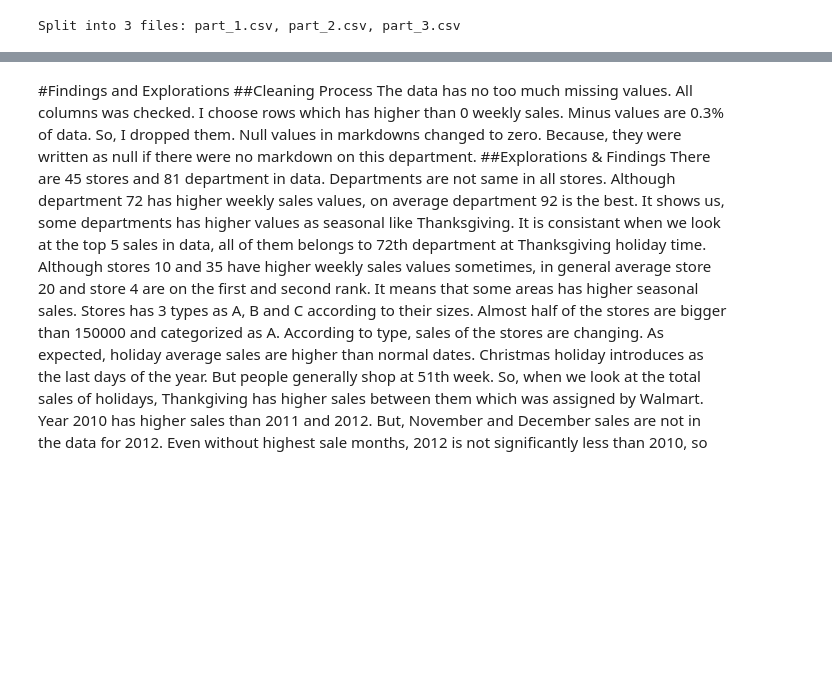
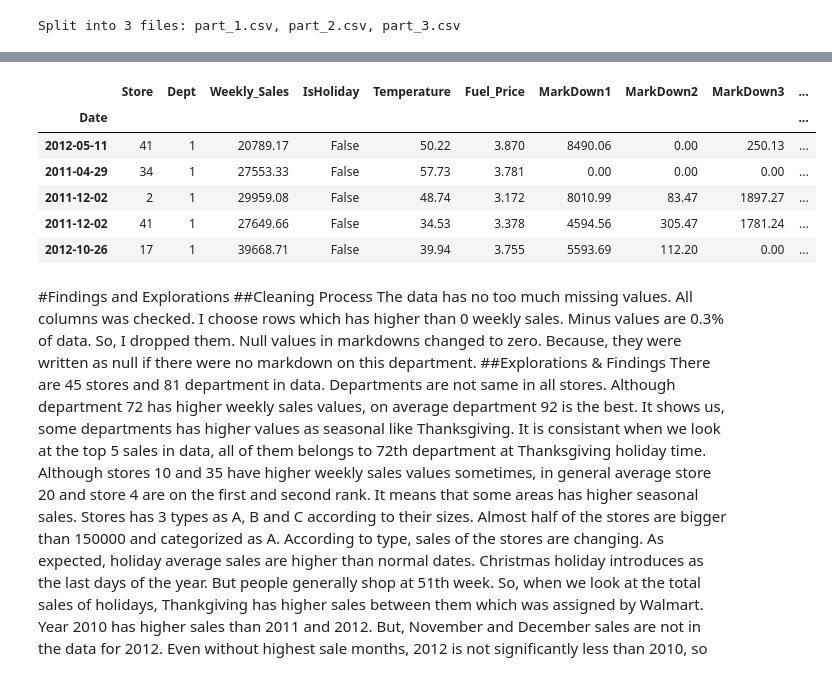
Before and after one commit to ekvirika/WalmartRecruiting, a Jupyter notebook: notebooks/data_exploration.ipynb, the cells around one changed output, grey strips where cells are left out. Drawn from its saved outputs; the diff is of its cells as text; code cells hidden in the pictures; blank space fills up the shorter version.

```diff
--- a/notebooks/data_exploration.ipynb
+++ b/notebooks/data_exploration.ipynb
@@ -1507,3 +1608,15 @@ files.download('part_3.csv')
+# %%
+pd.options.display.max_columns=100 # to see columns
+# %%
+df.head() # to see my data
+# %% [output]
+|  | Store | Dept | Weekly_Sales | IsHoliday | Temperature | Fuel_Price | MarkDown1 | MarkDown2 | MarkDown3 | ... |
+| Date |  |  |  |  |  |  |  |  |  | ... |
+| 2012-05-11 | 41 | 1 | 20789.17 | False | 50.22 | 3.870 | 8490.06 | 0.00 | 250.13 | ... |
+| 2011-04-29 | 34 | 1 | 27553.33 | False | 57.73 | 3.781 | 0.00 | 0.00 | 0.00 | ... |
+| 2011-12-02 | 2 | 1 | 29959.08 | False | 48.74 | 3.172 | 8010.99 | 83.47 | 1897.27 | ... |
+| 2011-12-02 | 41 | 1 | 27649.66 | False | 34.53 | 3.378 | 4594.56 | 305.47 | 1781.24 | ... |
+| 2012-10-26 | 17 | 1 | 39668.71 | False | 39.94 | 3.755 | 5593.69 | 112.20 | 0.00 | ... |
 # %% [markdown]
 #Findings and Explorations
 ##Cleaning Process
```
Also changed, not shown: parts of 8 cells of this notebook.
